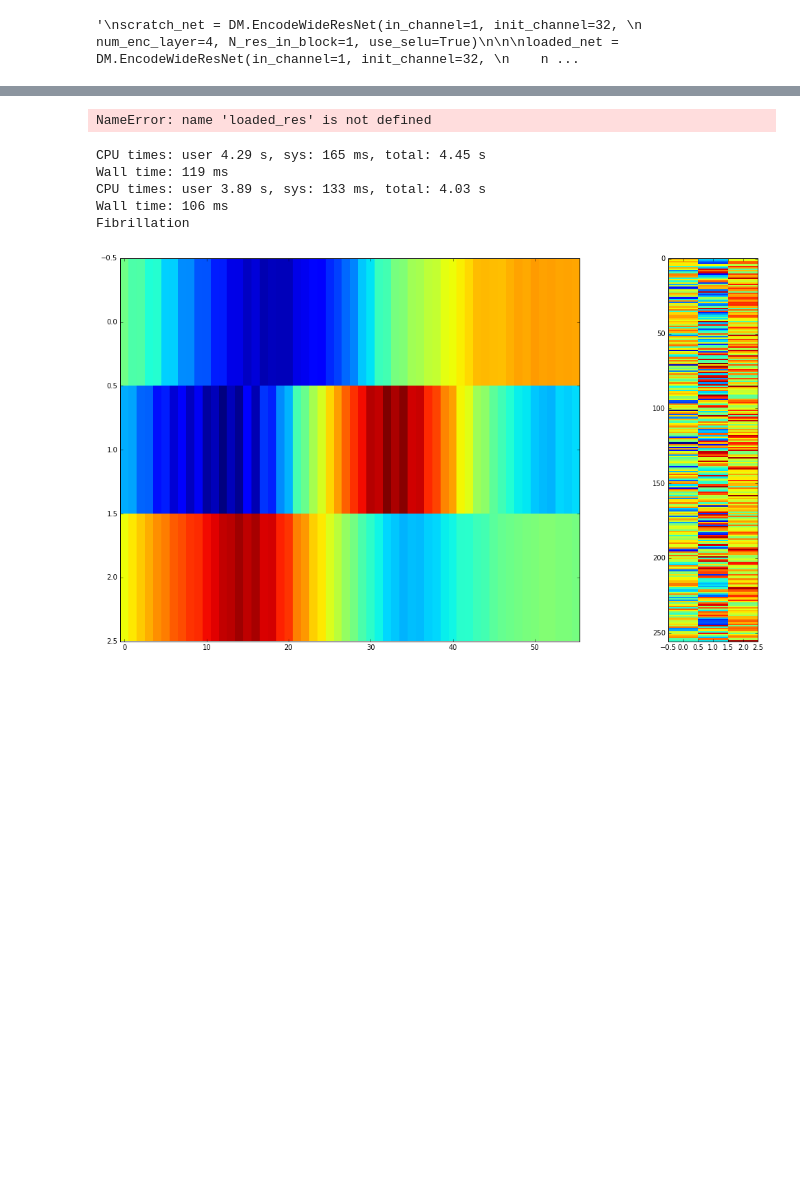
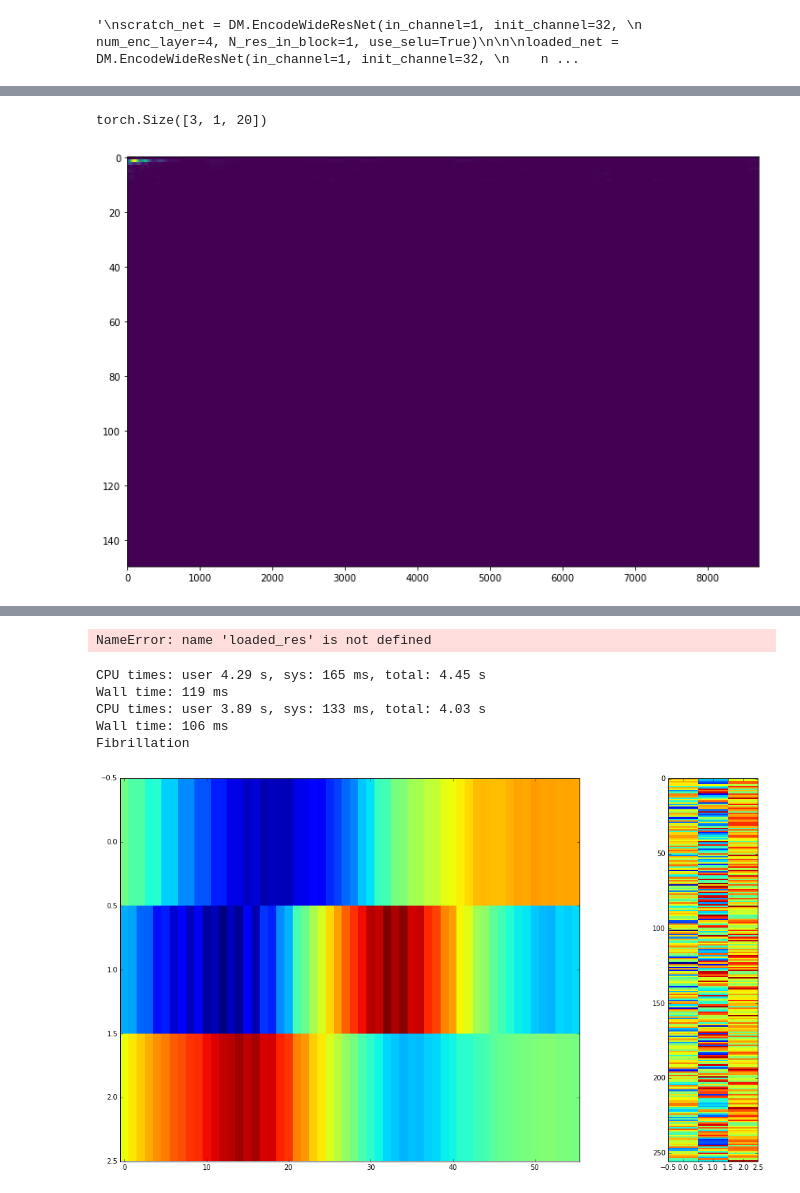
Before and after one commit to botcs/cinc2017, a Jupyter notebook: logit_tester.ipynb, the cells around one changed output, grey strips where cells are left out. Drawn from its saved outputs; the diff is of its cells as text; code cells hidden in the pictures; blank space fills up the shorter version.

Commit message:
Forked batching

```diff
--- a/logit_tester.ipynb
+++ b/logit_tester.ipynb
@@ -9,25 +9,35 @@ from torch.autograd import Variable
 import sys, os
 os.environ["CUDA_VISIBLE_DEVICES"] = str(gpu_id)
 from os.path import basename, splitext
+import matplotlib.pyplot as plt
+import matplotlib
+matplotlib.rcParams['figure.figsize'] = [12, 8]
 
 th.multiprocessing.set_sharing_strategy('file_system')
 name = splitext(basename(sys.argv[0]))[0]
 
-transformations = [
-    data_handler.Crop(900),
+transformationsA = [
+    data_handler.Crop(9000),
     data_handler.Threshold(sigma=2.2),
     data_handler.RandomMultiplier(-1),
 ]
 
+transformationsB = [
+    data_handler.Crop(9000),
+    data_handler.RandomMultiplier(-1),
+    data_handler.Spectogram(299),
+    data_handler.Logarithm()
+]
+
 dataset = data_handler.DataSet(
-    'data/raw/training2017/REFERENCE.csv', data_handler.load_composed,
-    transformations=transformations,
+    'data/raw/training2017/REFERENCE.csv', data_handler.load_forked,
+    fork_transforms={'A':transformationsA, 'B':transformationsB},
     path='data/raw/training2017/',
     remove_unlisted=False, tokens=data_handler.atrif_tokens, remove_noise=True)
-#train_set, eval_set = dataset.disjunct_split(.9)
+train_set, eval_set = dataset.disjunct_split(.9)
 train_producer = th.utils.data.DataLoader(
-    dataset=dataset, batch_size=32, shuffle=False,
-    num_workers=1, collate_fn=data_handler.batchify)
+    dataset=dataset, batch_size=3, shuffle=False,
+    num_workers=0, collate_fn=data_handler.batchify_forked)
 '''
 scratch_net = DM.EncodeWideResNet(in_channel=1, init_channel=32,
     num_enc_layer=4, N_res_in_block=1, use_selu=True)
@@ -99,4 +51,4 @@ scratch_net.load_state_dict(cpu_state)
 # %%
-dataiter = iter(train_set)
+dataiter = iter(train_producer)
 raw_data = next(dataiter)
-test_data = Variable(raw_data['x'].float())[None]
+#test_data = Variable(raw_data['x'].float())[None]
@@ -106,0 +84,10 @@ next(dataiter)['y']
+# %%
+lens = raw_data['A']['x'].size(-1)
+th.nn.MaxPool1d(kernel_size=lens//30, stride=lens//20)(raw_data['A']['x']).size()
+# %% [output]
+torch.Size([3, 1, 20])
+# %%
+plt.imshow(raw_data['x'][0].numpy(), aspect='auto')
+plt.show()
+# %% [output]
+[figure, added]
```
Also changed, not shown: parts of 10 cells of this notebook, 2 other files.
